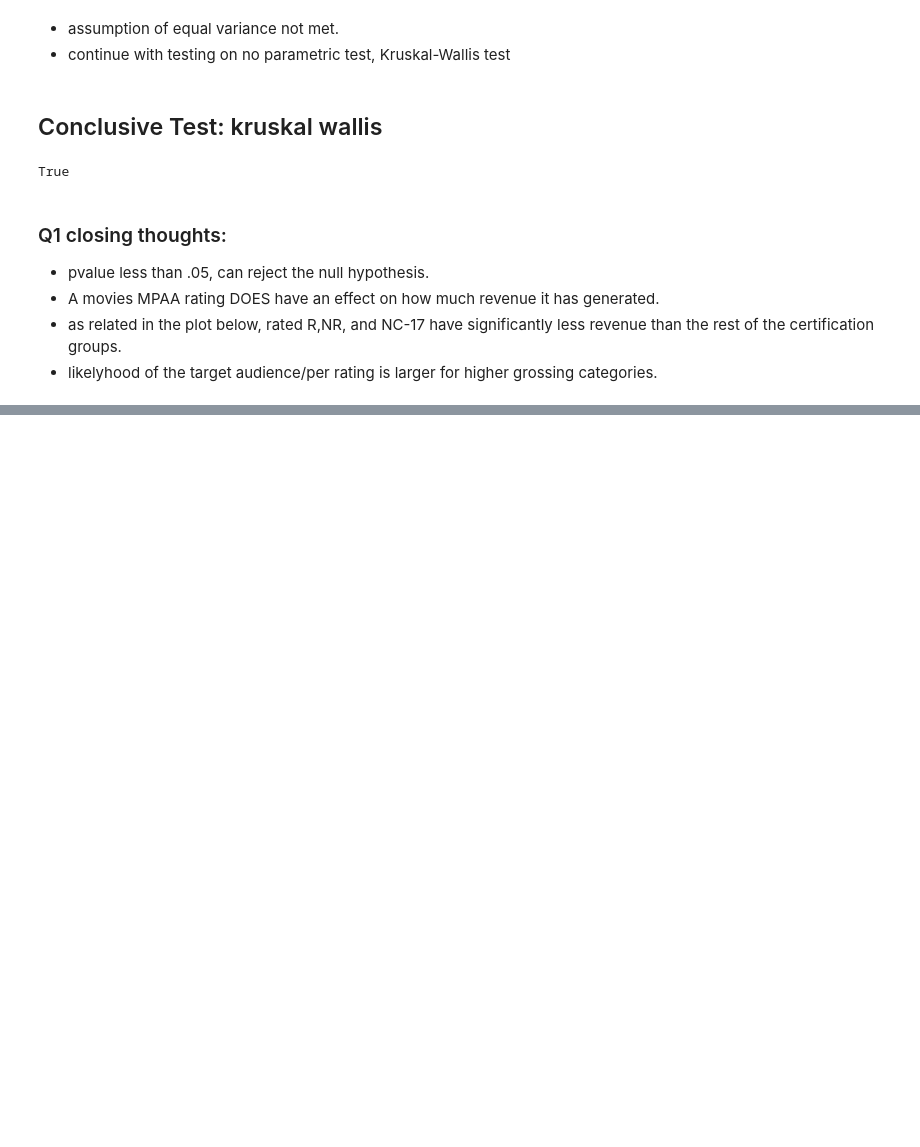
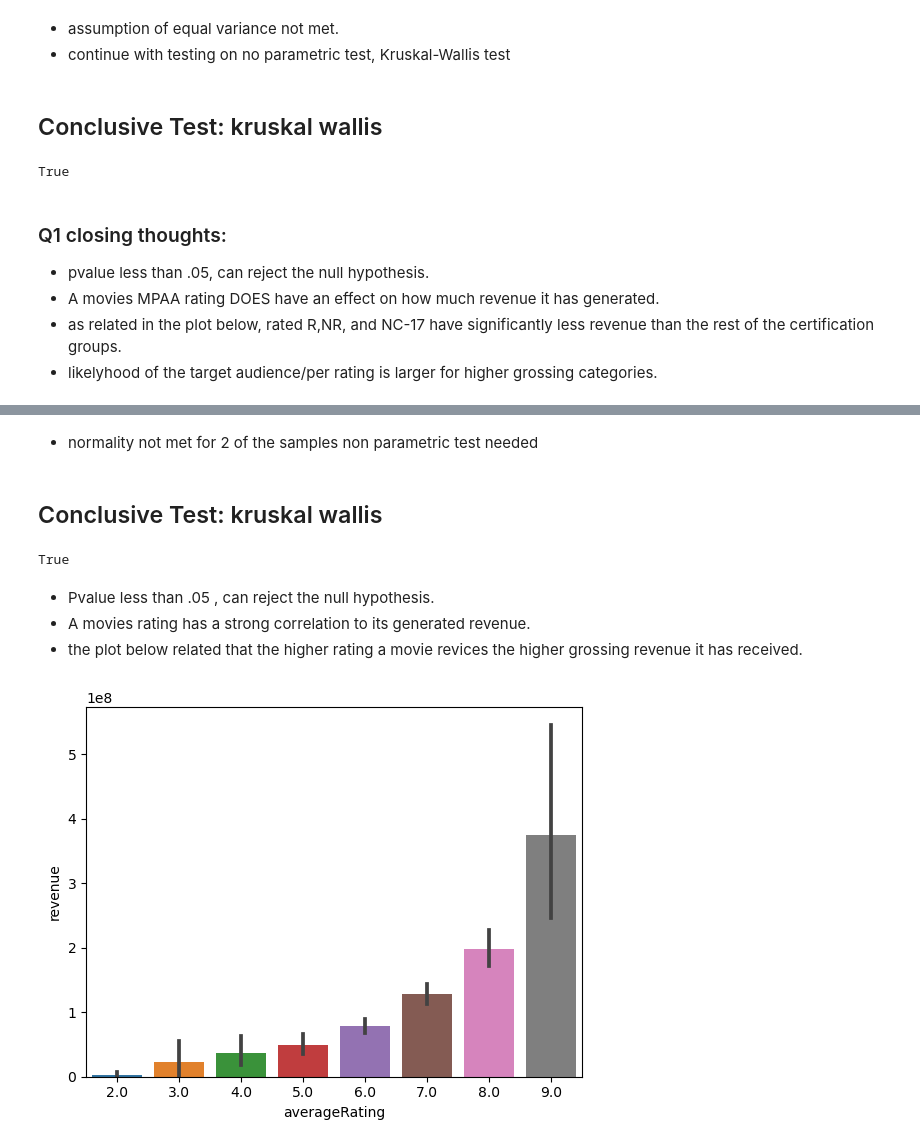
Before and after one commit to clovestad/Movie_Ratings, a Jupyter notebook: part_4/Part_4-Hypothesis_Testing.ipynb, the cells around one changed output, grey strips where cells are left out. Drawn from its saved outputs; the diff is of its cells as text; code cells hidden in the pictures; blank space fills up the shorter version.

```diff
--- a/part_4/Part_4-Hypothesis_Testing.ipynb
+++ b/part_4/Part_4-Hypothesis_Testing.ipynb
@@ -290,0 +393,18 @@ ratings.head()
+# %% [markdown]
+- normality not met for 2 of the samples
+ non parametric test needed
+# %% [markdown]
+## Conclusive Test: kruskal wallis
+# %%
+results=stats.kruskal(*groups.values())
+print(results.pvalue<.05)
+# %% [output]
+True
+# %% [markdown]
+- Pvalue less than .05 , can reject the null hypothesis.
+- A movies rating has a strong correlation to its generated revenue.
+- the plot below related that the higher rating a movie revices the higher grossing revenue it has received.
+# %%
+sns.barplot(data=df, x='averageRating',y='revenue');
+# %% [output]
+[figure, added]
```
Also changed, not shown: parts of 38 cells of this notebook, 2 other files.
